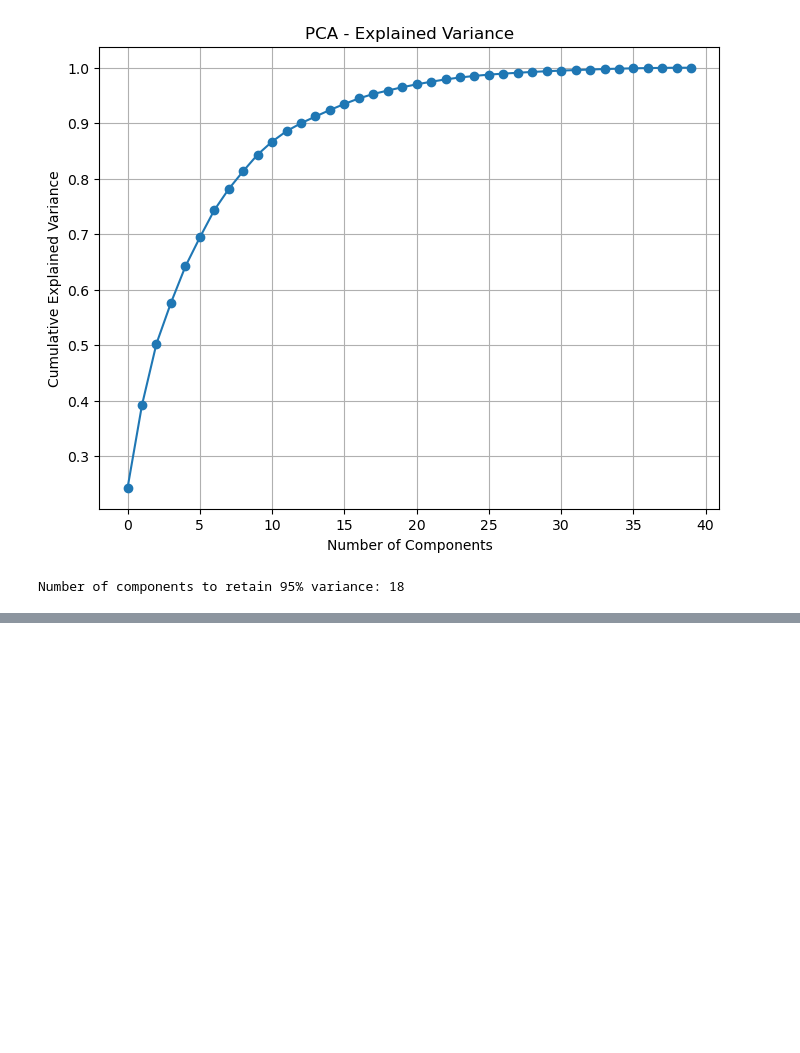
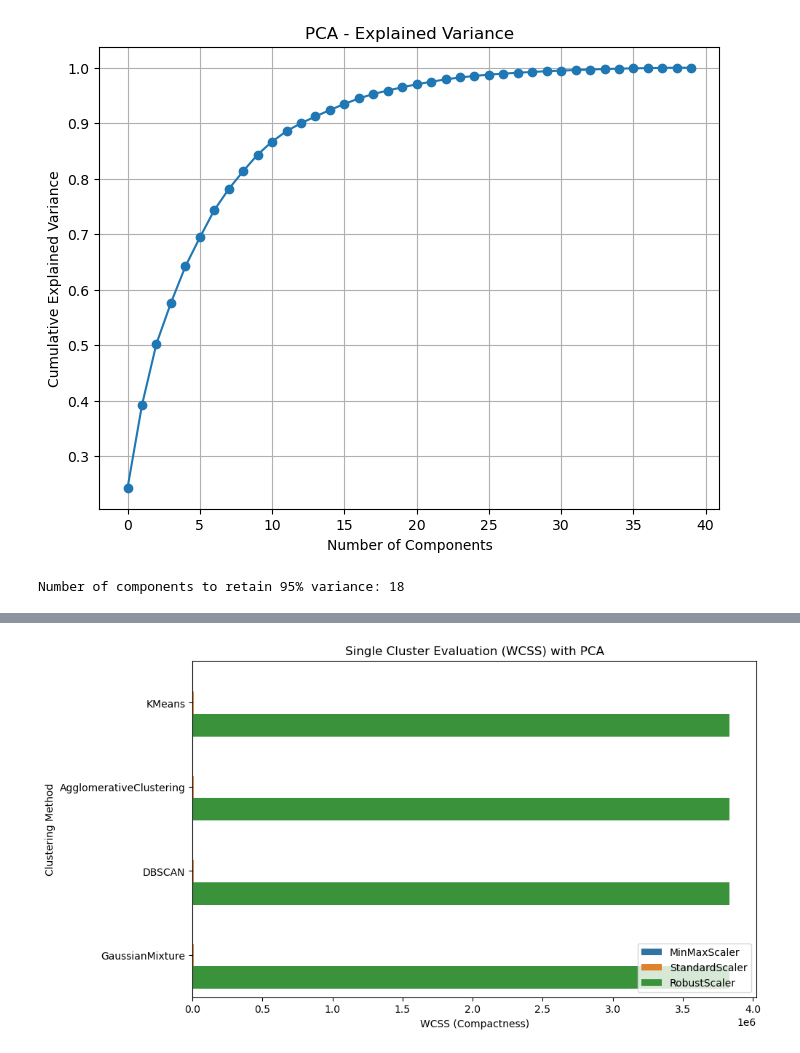
Before and after one commit to srihari-sirisipalli/MFSMD, a Jupyter notebook: notebooks/modeling/model.ipynb, the cells around one changed output, grey strips where cells are left out. Cells and saved outputs as stored; diff of their text form; code cells hidden in the pictures; blank space fills up the shorter version.

Commit message:
model.ipynb is updated

```diff
--- a/notebooks/modeling/model.ipynb
+++ b/notebooks/modeling/model.ipynb
@@ -495,7 +496,7 @@ Number of components to retain 95% variance: 18
 # %%
 # Analyze feature contributions to PCA components
 pca_df = pd.DataFrame(pca.components_[:n_components], columns=feature_names)
-top_features = pca_df.abs().sum(axis=0).sort_values(ascending=False).head(10)
+top_features = pca_df.abs().sum(axis=0).sort_values(ascending=False)
 print("Top contributing features:\n", top_features)
 
 # Select top features
@@ -642,0 +563,73 @@ Results saved to 'single_cluster_results.csv'
+# %%
+from sklearn.decomposition import PCA
+import pickle
+
+# Define scalers and clustering methods
+scalers = {
+    "StandardScaler": StandardScaler(),
+    "MinMaxScaler": MinMaxScaler(),
+    "RobustScaler": RobustScaler(),
+}
+clustering_methods = {
+    "KMeans": lambda data: KMeans(n_clusters=1, random_state=42).fit_predict(data),
+    "AgglomerativeClustering": lambda data: AgglomerativeClustering(n_clusters=1).fit_predict(data),
+    "DBSCAN": lambda data: DBSCAN(eps=0.5, min_samples=5).fit_predict(data),
+    "GaussianMixture": lambda data: GaussianMixture(n_components=1, random_state=42).fit_predict(data),
+}
+
+# PCA model storage
+pca_models = {}
+
+# Store results
+results = []
+
+for scaler_name, scaler in scalers.items():
+    # Scale the features
+    scaled_data = scaler.fit_transform(all_features)
+
+    # Apply PCA
+    pca = PCA(n_components=20)
+    reduced_data = pca.fit_transform(scaled_data)
+    pca_models[scaler_name] = pca  # Save PCA model for this scaler
+
+    for method_name, clustering_method in clustering_methods.items():
+        try:
+            # Apply clustering
+            labels = clustering_method(reduced_data)
+
+            # Evaluate the method for single-cluster metrics
+            scores = evaluate_single_cluster(reduced_data, labels)
+            results.append({
+                "Scaler": scaler_name,
+                "Clustering Method": method_name,
+                **scores,
+            })
+        except Exception as e:
+            print(f"Error with {scaler_name} and {method_name}: {e}")
+
+# Convert results to a DataFrame
+results_df = pd.DataFrame(results)
+
+# Display sorted results by WCSS or Noise Points
+results_df = results_df.sort_values(by="WCSS (Compactness)", ascending=True)
+print("Results:")
+print(results_df)
+
+# Save results
+results_df.to_csv("single_cluster_results_pca.csv", index=False)
+print("Results saved to 'single_cluster_results_pca.csv'")
+
+# Save PCA models
+with open("pca_models.pkl", "wb") as pca_file:
+    pickle.dump(pca_models, pca_file)
+print("PCA models saved to 'pca_models.pkl'")
+
+# Visualization
+plt.figure(figsize=(10, 6))
+sns.barplot(x="WCSS (Compactness)", y="Clustering Method", hue="Scaler", data=results_df)
+plt.title("Single Cluster Evaluation (WCSS) with PCA")
+plt.xlabel("WCSS (Compactness)")
+plt.ylabel("Clustering Method")
+plt.legend(loc="lower right")
+plt.show()
+# %% [output]
@@ -642,0 +652 @@ Results saved to 'single_cluster_results.csv'
+[figure, added]
```
Also changed, not shown: parts of 12 cells of this notebook, 10 other files.
